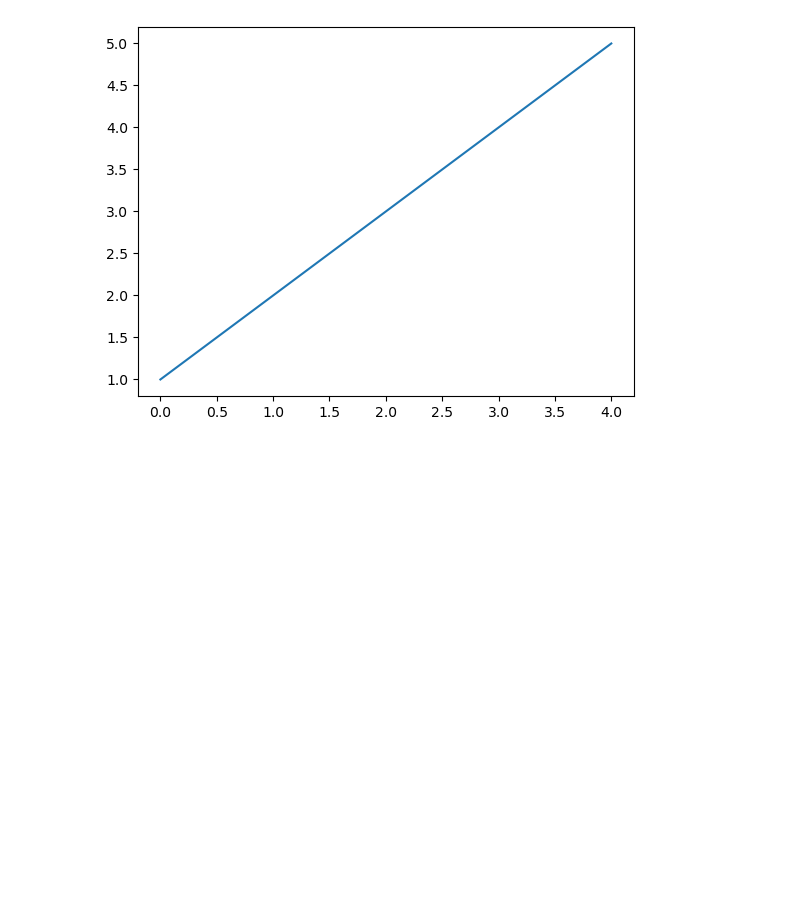
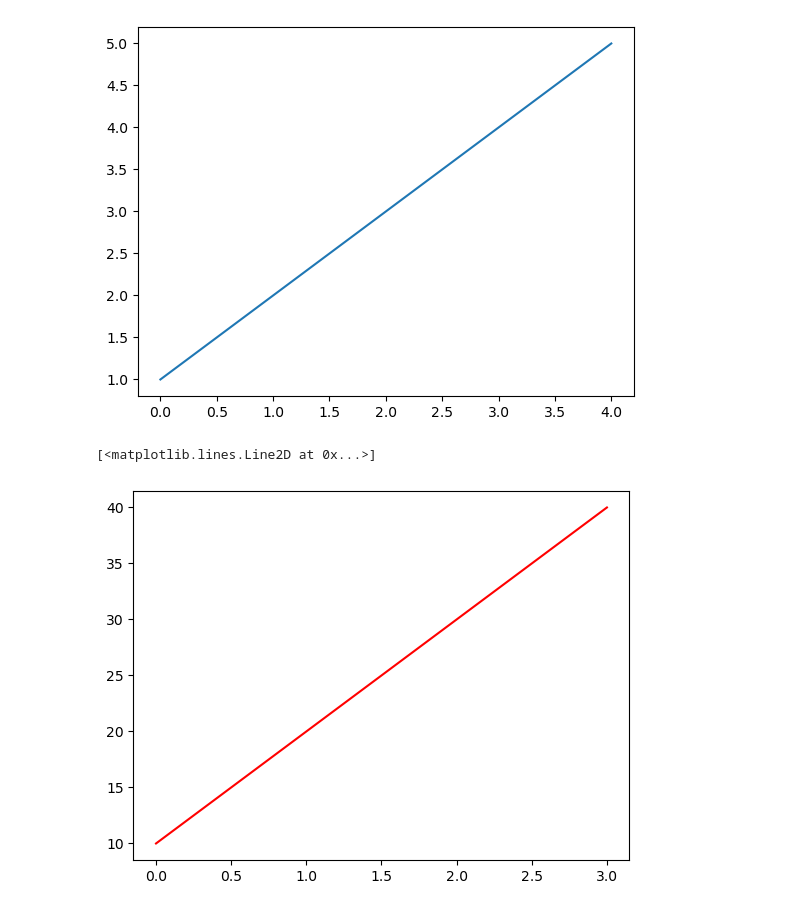
Before and after one commit to JIYAULLAMC/data_science1, a Jupyter notebook: mat_plot_lib1.ipynb, the cells around one changed output. Drawn from its saved outputs; the diff is of its cells as text; code cells hidden in the pictures; blank space fills up the shorter version.

```diff
--- a/mat_plot_lib1.ipynb
+++ b/mat_plot_lib1.ipynb
@@ -14,3 +14,8 @@ plt.plot([1,2,3,4,5])
 # %% [output]
 [<matplotlib.lines.Line2D at 0x...>]
 [figure]
+# %%
+plt.plot([10,20,30,40], 'r') # to make line in red color
+# %% [output]
+[<matplotlib.lines.Line2D at 0x...>]
+[figure, added]
```
Also changed, not shown: parts of 14 cells of this notebook.
